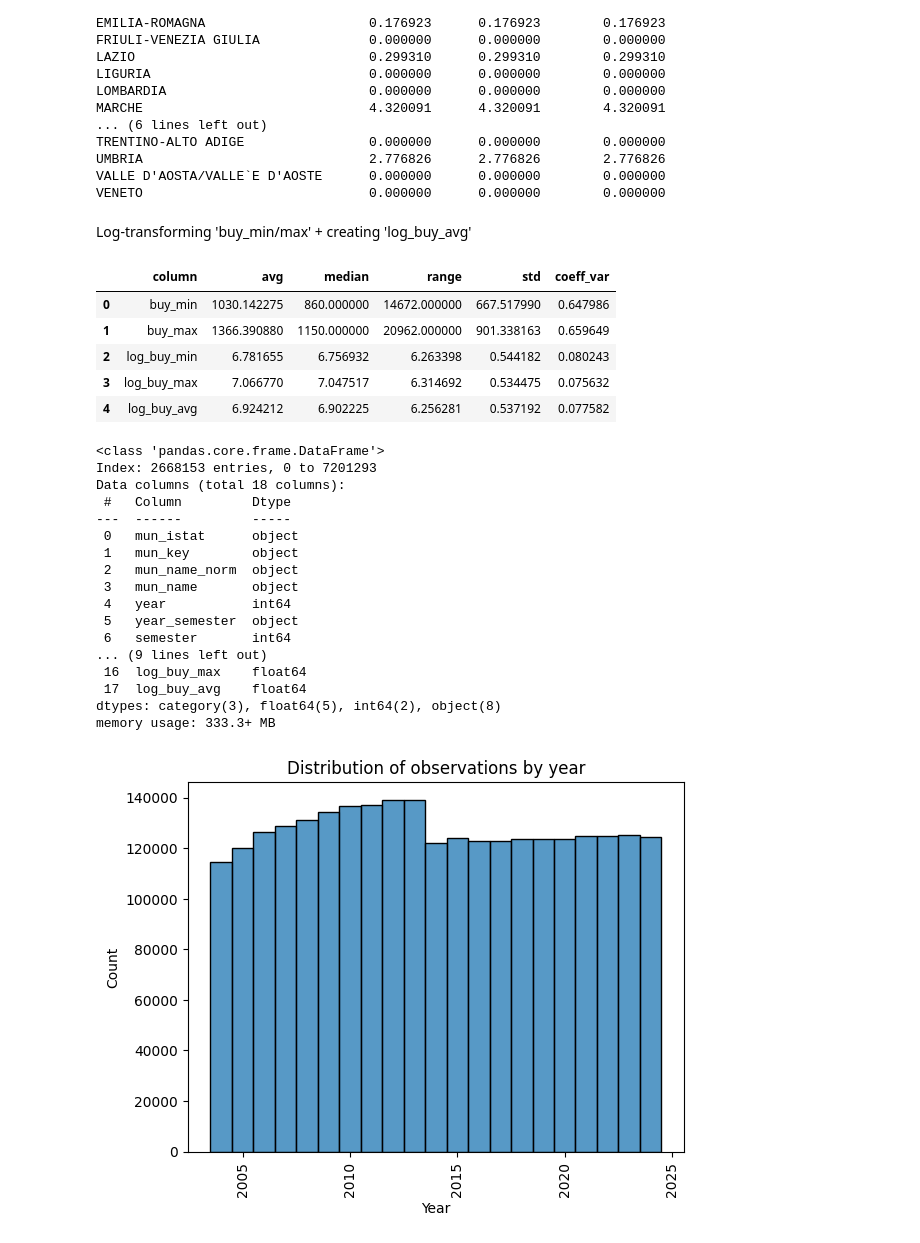
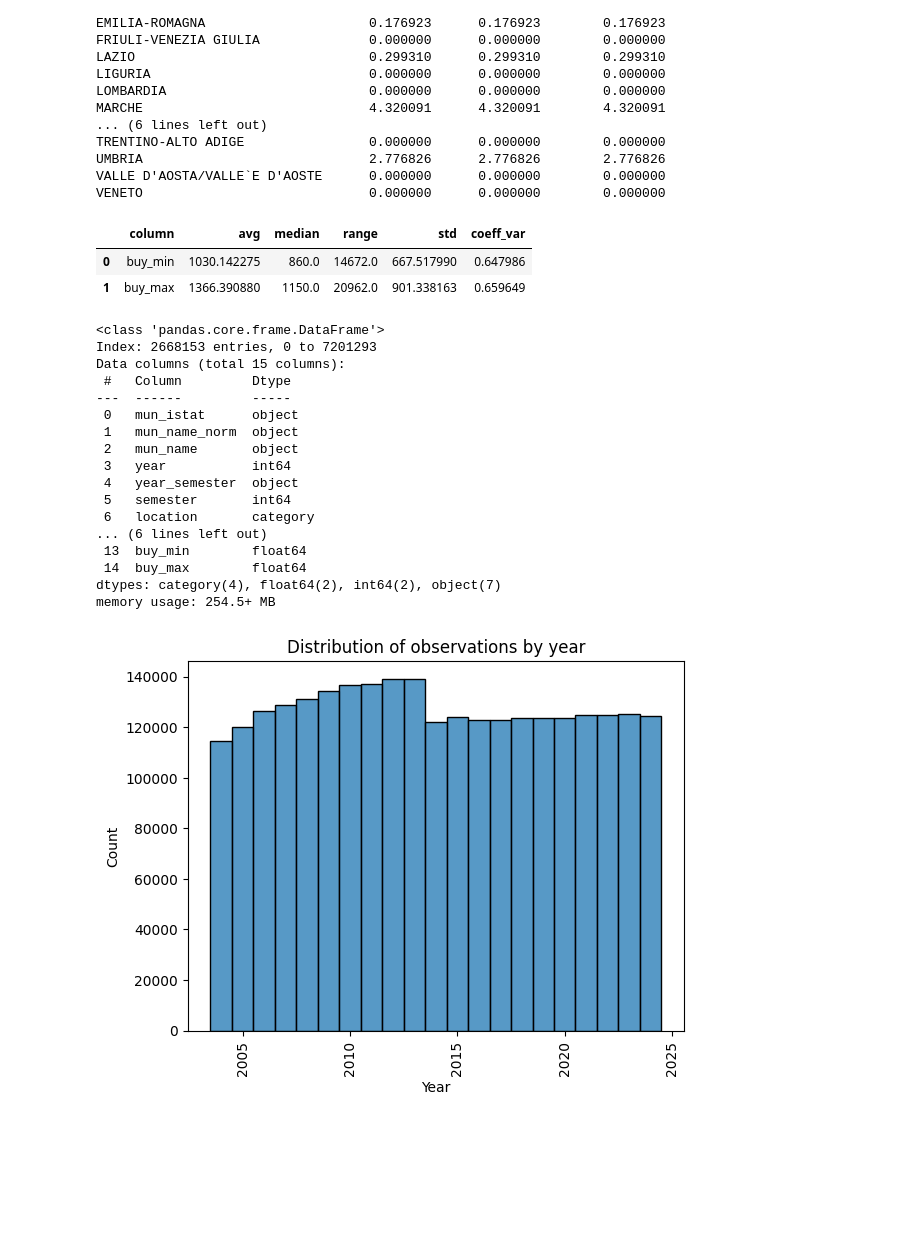
Before and after one commit to FrancescoCorti/Housing_Project, a Jupyter notebook: code/1_1_italian_real_estate.ipynb, the cells around one changed output. Cells and saved outputs as stored; diff of their text form; code cells hidden in the pictures; blank space fills up the shorter version.

```diff
--- a/code/1_1_italian_real_estate.ipynb
+++ b/code/1_1_italian_real_estate.ipynb
@@ -67,10 +67,6 @@ for i,f in enumerate(all_files):
     # Normalize municipality and region names
     df['mun_name_norm'] = df['Comune_descrizione'].apply(normalize_name).astype('object')
 
-    df['reg_name_norm'] = df['Regione'].apply(normalize_name).astype('object')
-
-    # Create 'mun_key'
-    df['mun_key'] = df['mun_name_norm'] + '_' + df['reg_name_norm']
 
     # Convert object columns to category
     for col in df.select_dtypes(include = 'object').columns:
@@ -184,7 +180,7 @@ memory usage: 755.5+ MB
 # %% [markdown]
 Deleting useless columns
 # %%
-columns = ['reg_name_norm','Unnamed: 21']
+columns = ['Unnamed: 21']
 
 long_df = long_df.drop(columns=columns)
 # %% [markdown]
@@ -313,7 +296,7 @@ long_df['semester'] = long_df['year_semester'].str[6:].astype(int)
 
 # New order + remove zone_link
 new_order = [
-    "mun_istat", "mun_key", "mun_name_norm", "mun_name", "year", "year_semester", "semester", "region", "prov",
+    "mun_istat", "mun_name_norm", "mun_name", "year", "year_semester", "semester", "location", "region", "prov",
     "sector", "zone", "type", "condition", "buy_min", "buy_max", "lease_min", "lease_max"
 ]
 
@@ -527,72 +510,58 @@ VENETO                             0.000000      0.000000        0.000000
 # %%
 # Dropping rows with 0 'buy_min/max' values
 df_house = df_house[(df_house['buy_min'] != 0) & (df_house['buy_max'] != 0)]
-# %% [markdown]
-Log-transforming 'buy_min/max' + creating 'log_buy_avg'
-# %%
-# Log-transformed 'buy_min/max'
-cols = ['buy_min','buy_max']
-
-for c in cols:
-    df_house[f'log_{c}'] = np.log(df_house[c])
-
-# Log of average 'buy_min/max'
-df_house['log_buy_avg'] = (df_house['log_buy_min'] + df_house['log_buy_max'])/2
 # %%
-# Analysis of variability of 'buy_min/max', 'log_buy_min/max', 'log_buy_avg'
+# Analysis of variability of 'buy_min/max'
 
-cols = ['buy_min', 'buy_max', 'log_buy_min', 'log_buy_max', 'log_buy_avg']
+cols = ['buy_min', 'buy_max']
 
 def variability(data, cols):
 
     results = []
 
     for c in cols:
         mean = data[c].mean()
         median = data[c].median()
         range = data[c].max() - data[c].min()
         std = data[c].std()
         coeff_var = std / mean
 
         results.append({
             'column': c,
             'avg': mean,
             'median': median,
             'range': range,
             'std': std,
             'coeff_var': coeff_var,
         })
 
     return pd.DataFrame(results)
 
 variability(df_house, cols)
 # %% [output]
 |  | column | avg | median | range | std | coeff_var |
-| 0 | buy_min | 1030.142275 | 860.000000 | 14672.000000 | 667.517990 | 0.647986 |
-| 1 | buy_max | 1366.390880 | 1150.000000 | 20962.000000 | 901.338163 | 0.659649 |
-| 2 | log_buy_min | 6.781655 | 6.756932 | 6.263398 | 0.544182 | 0.080243 |
-| 3 | log_buy_max | 7.066770 | 7.047517 | 6.314692 | 0.534475 | 0.075632 |
-| 4 | log_buy_avg | 6.924212 | 6.902225 | 6.256281 | 0.537192 | 0.077582 |
+| 0 | buy_min | 1030.142275 | 860.0 | 14672.0 | 667.517990 | 0.647986 |
+| 1 | buy_max | 1366.390880 | 1150.0 | 20962.0 | 901.338163 | 0.659649 |
 # %%
 df_house.info()
 # %% [output]
 <class 'pandas.core.frame.DataFrame'>
 Index: 2668153 entries, 0 to 7201293
-Data columns (total 18 columns):
+Data columns (total 15 columns):
  #   Column         Dtype
 ---  ------         -----
  0   mun_istat      object
- 1   mun_key        object
- 2   mun_name_norm  object
- 3   mun_name       object
- 4   year           int64
- 5   year_semester  object
- 6   semester       int64
-... (9 lines left out)
- 16  log_buy_max    float64
- 17  log_buy_avg    float64
-dtypes: category(3), float64(5), int64(2), object(8)
-memory usage: 333.3+ MB
+ 1   mun_name_norm  object
+ 2   mun_name       object
+ 3   year           int64
+ 4   year_semester  object
+ 5   semester       int64
+ 6   location       category
+... (6 lines left out)
+ 13  buy_min        float64
+ 14  buy_max        float64
+dtypes: category(4), float64(2), int64(2), object(7)
+memory usage: 254.5+ MB
 # %%
 # Distribution of observations over years
 sns.histplot(data = df_house, x = 'year', discrete = True)
```
Also changed, not shown: parts of 8 cells of this notebook, 8 other files.
